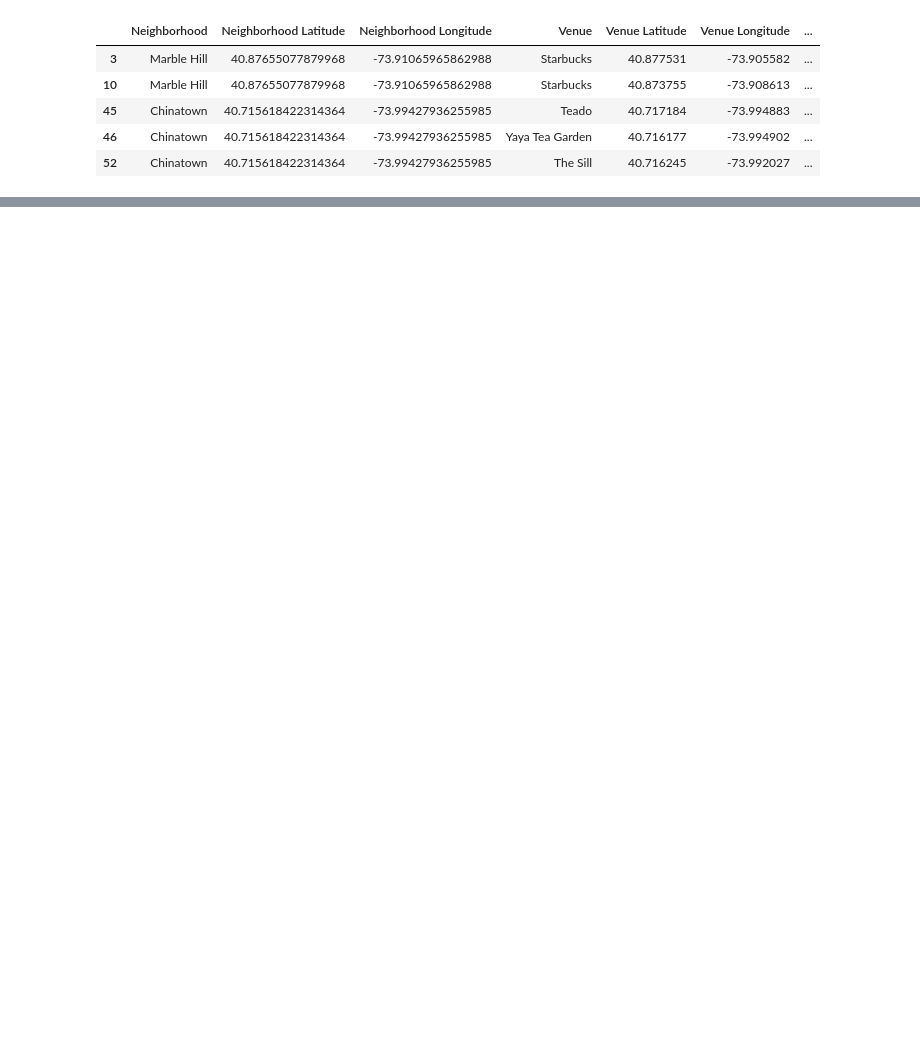
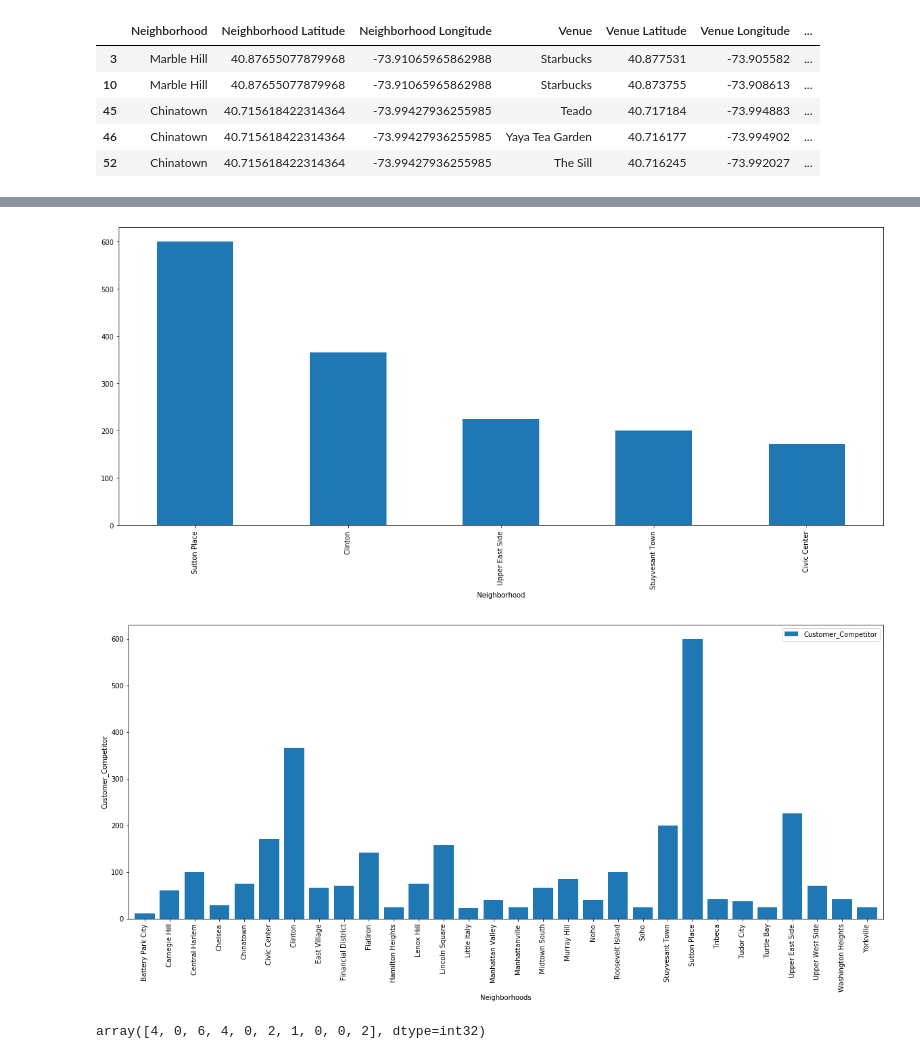
Before and after one commit to pmukher/Coursera_Capstone, a Jupyter notebook: NewYork_Coffee_Shops_Location_Explorer.ipynb, the cells around one changed output, grey strips where cells are left out. Saved outputs shown, nothing was run; the diff lists cells and outputs as text; code cells hidden in the pictures; blank space fills up the shorter version.

Commit message:
K means clustering

```diff
--- a/NewYork_Coffee_Shops_Location_Explorer.ipynb
+++ b/NewYork_Coffee_Shops_Location_Explorer.ipynb
@@ -440,0 +439,11 @@ See the caveats in the documentation: http://pandas.pydata.org/pandas-docs/stabl
+# %%
+df = manhattan_caffe_neighborhoods[['Neighborhood', 'Customer_Competitor']].copy()
+df.set_index("Neighborhood",drop=True,inplace=True)
+df.sort_values(by=['Customer_Competitor'], ascending=False)[:5]['Customer_Competitor'].plot(kind='bar', figsize=(20, 8))
+ax = df.plot(kind='bar', figsize=(20, 8), width=0.8, edgecolor="none")
+ax.set_xlabel("Neighborhoods")
+ax.set_ylabel("Customer_Competitor")
+plt.show()
+# %% [output]
+[figure, added]
+[figure, added]
@@ -440,0 +452,13 @@ See the caveats in the documentation: http://pandas.pydata.org/pandas-docs/stabl
+# %%
+# set number of clusters
+kclusters = 7
+
+manhattan_grouped_clustering = manhattan_caffe_neighborhoods[['Customer_Competitor']]
+
+# run k-means clustering
+kmeans = KMeans(n_clusters=kclusters, random_state=0).fit(manhattan_grouped_clustering)
+
+# check cluster labels generated for each row in the dataframe
+kmeans.labels_[0:10]
+# %% [output]
+array([4, 0, 6, 4, 0, 2, 1, 0, 0, 2], dtype=int32)
```
Also changed, not shown: parts of 25 cells of this notebook.
